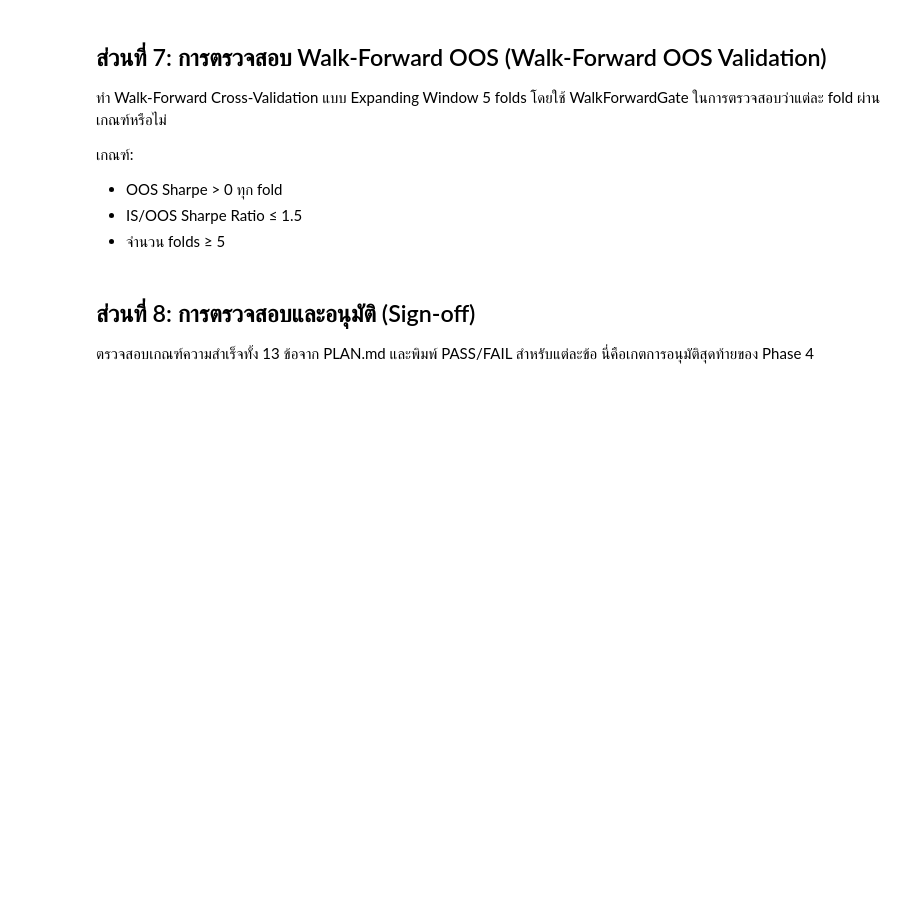
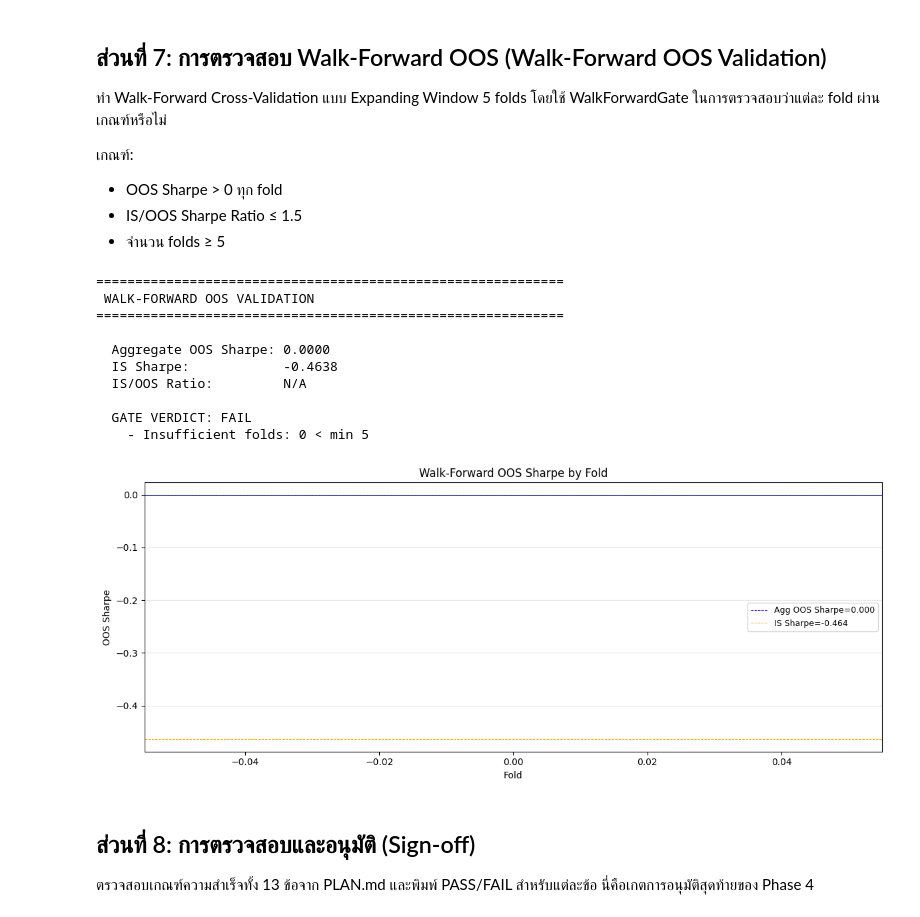
Before and after one commit to lumduan/csm-set, a Jupyter notebook: notebooks/04_portfolio_optimization.ipynb, the cells around one changed output. Cells and saved outputs as stored; diff of their text form; code cells hidden in the pictures; blank space fills up the shorter version.

```diff
--- a/notebooks/04_portfolio_optimization.ipynb
+++ b/notebooks/04_portfolio_optimization.ipynb
@@ -641,39 +701,57 @@ wf_result = gate.validate(
     is_metrics=is_metrics_dict,
 )
 
 print("=" * 60)
 print(" WALK-FORWARD OOS VALIDATION")
 print("=" * 60)
 for fr in wf_result.fold_results:
-    status = "✓ PASS" if fr.oos_sharpe_pass else "✗ FAIL"
+    status = "PASS" if fr.oos_sharpe_pass else "FAIL"
     print(f"  Fold {fr.fold}: OOS Sharpe={fr.oos_sharpe:.4f}  {status}")
 
-print(f"
-  Aggregate OOS Sharpe: {agg_oos_sharpe:.4f}")
+print()
+print(f"  Aggregate OOS Sharpe: {agg_oos_sharpe:.4f}")
 print(f"  IS Sharpe:            {is_sharpe:.4f}")
-print(f"  IS/OOS Ratio:         {wf_result.is_oos_sharpe_ratio:.2f}" if wf_result.is_oos_sharpe_ratio else "  IS/OOS Ratio: N/A")
-print(f"
-  GATE VERDICT: {'✅ PASS' if wf_result.passed else '❌ FAIL'}")
+if wf_result.is_oos_sharpe_ratio:
+    print(f"  IS/OOS Ratio:         {wf_result.is_oos_sharpe_ratio:.2f}")
+else:
+    print("  IS/OOS Ratio:         N/A")
+print()
+if wf_result.passed:
+    print("  GATE VERDICT: PASS")
+else:
+    print("  GATE VERDICT: FAIL")
 if wf_result.failures:
     for f in wf_result.failures:
         print(f"    - {f}")
 
 # Plot fold results
 fig, ax = plt.subplots(figsize=(12, 5))
 folds_list = [fr.fold for fr in wf_result.fold_results]
 sharpe_vals = [fr.oos_sharpe for fr in wf_result.fold_results]
 colors = ["green" if s > 0 else "red" for s in sharpe_vals]
 ax.bar(folds_list, sharpe_vals, color=colors, alpha=0.7)
 ax.axhline(0, color="black", linewidth=0.7)
 ax.axhline(agg_oos_sharpe, color="blue", linewidth=0.7, linestyle="--", label=f"Agg OOS Sharpe={agg_oos_sharpe:.3f}")
 ax.axhline(is_sharpe, color="orange", linewidth=0.7, linestyle="--", label=f"IS Sharpe={is_sharpe:.3f}")
 ax.set_xlabel("Fold")
 ax.set_ylabel("OOS Sharpe")
 ax.set_title("Walk-Forward OOS Sharpe by Fold")
 ax.legend(fontsize=9)
 ax.grid(alpha=0.3, axis="y")
 plt.tight_layout()
 plt.show()
+# %% [output]
+============================================================
+ WALK-FORWARD OOS VALIDATION
+============================================================
+
+  Aggregate OOS Sharpe: 0.0000
+  IS Sharpe:            -0.4638
+  IS/OOS Ratio:         N/A
+
+  GATE VERDICT: FAIL
+    - Insufficient folds: 0 < min 5
+[figure, added]
 # %% [markdown]
 ## ส่วนที่ 8: การตรวจสอบและอนุมัติ (Sign-off)
 
```
Also changed, not shown: parts of 12 cells of this notebook.
